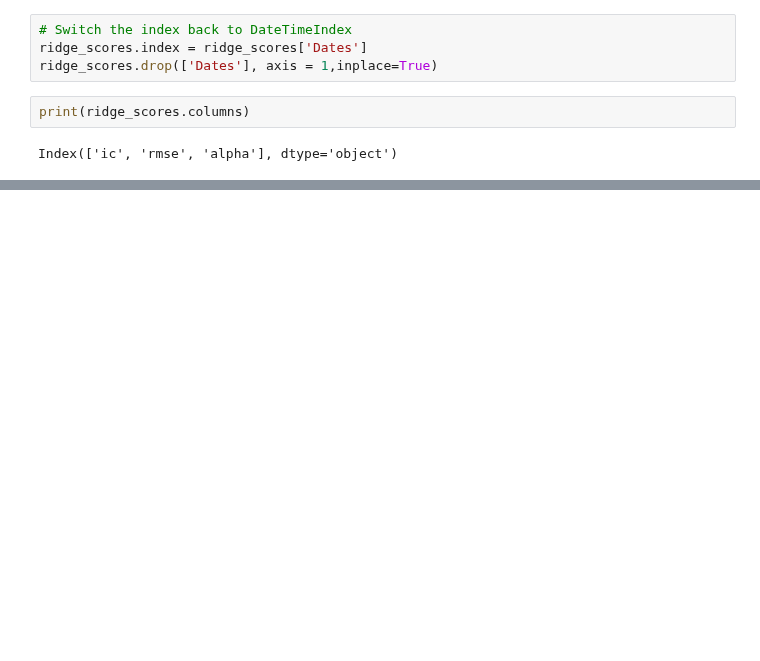
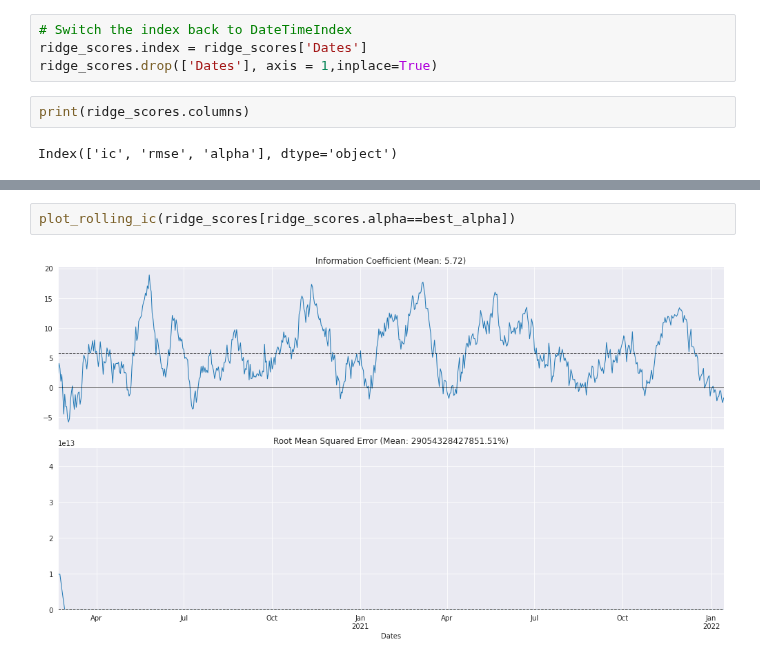
Before and after one commit to carlos-carlos/ML-Class-capstone-project, a Jupyter notebook: Step6_Predictions.ipynb, the cells around one changed output, grey strips where cells are left out. Saved outputs shown, nothing was run; the diff lists cells and outputs as text; blank space fills up the shorter version.

```diff
--- a/Step6_Predictions.ipynb
+++ b/Step6_Predictions.ipynb
@@ -476,0 +491,4 @@ Index(['ic', 'rmse', 'alpha'], dtype='object')
+# %%
+plot_rolling_ic(ridge_scores[ridge_scores.alpha==best_alpha])
+# %% [output]
+[figure, added]
```
Also changed, not shown: parts of 19 cells of this notebook.
